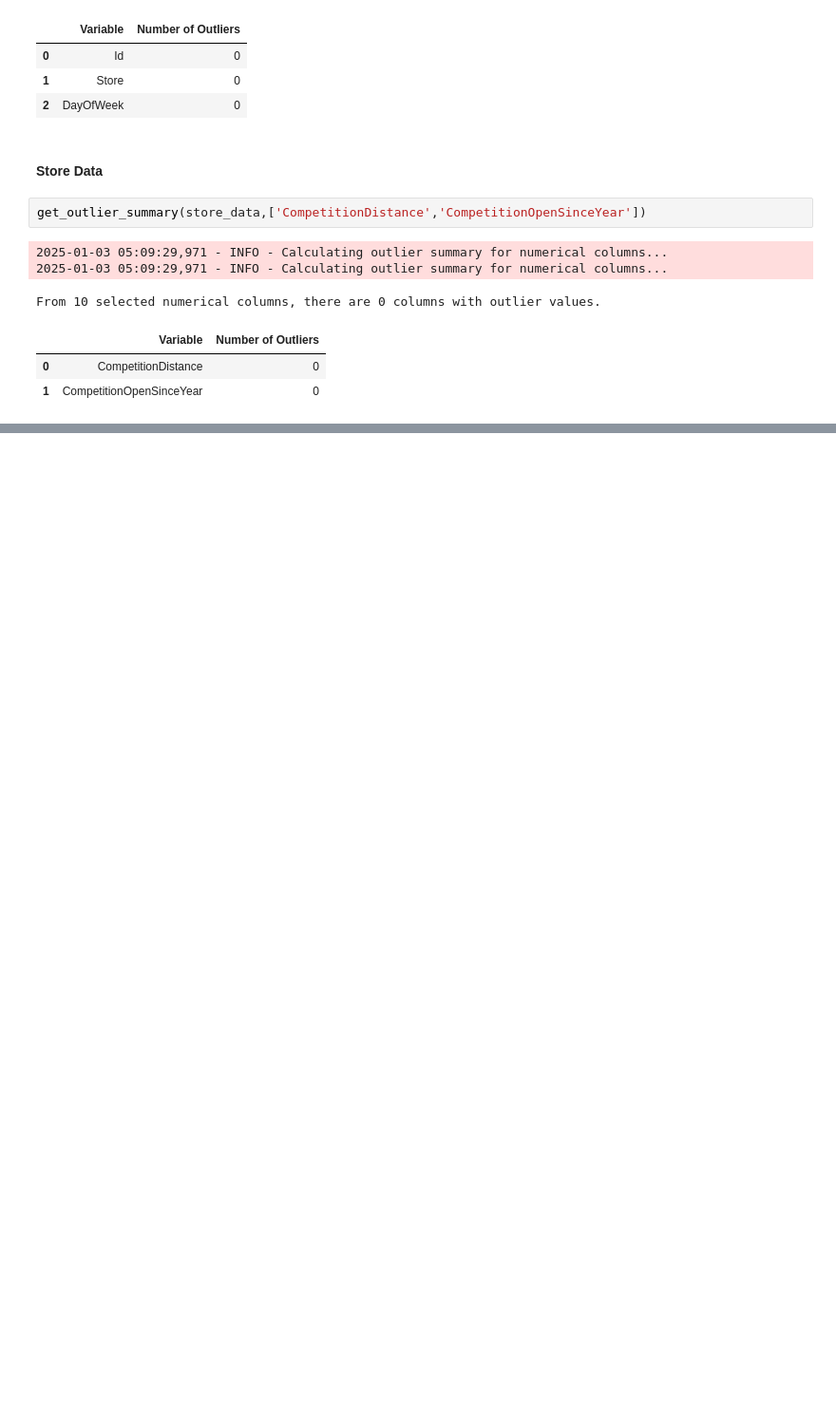
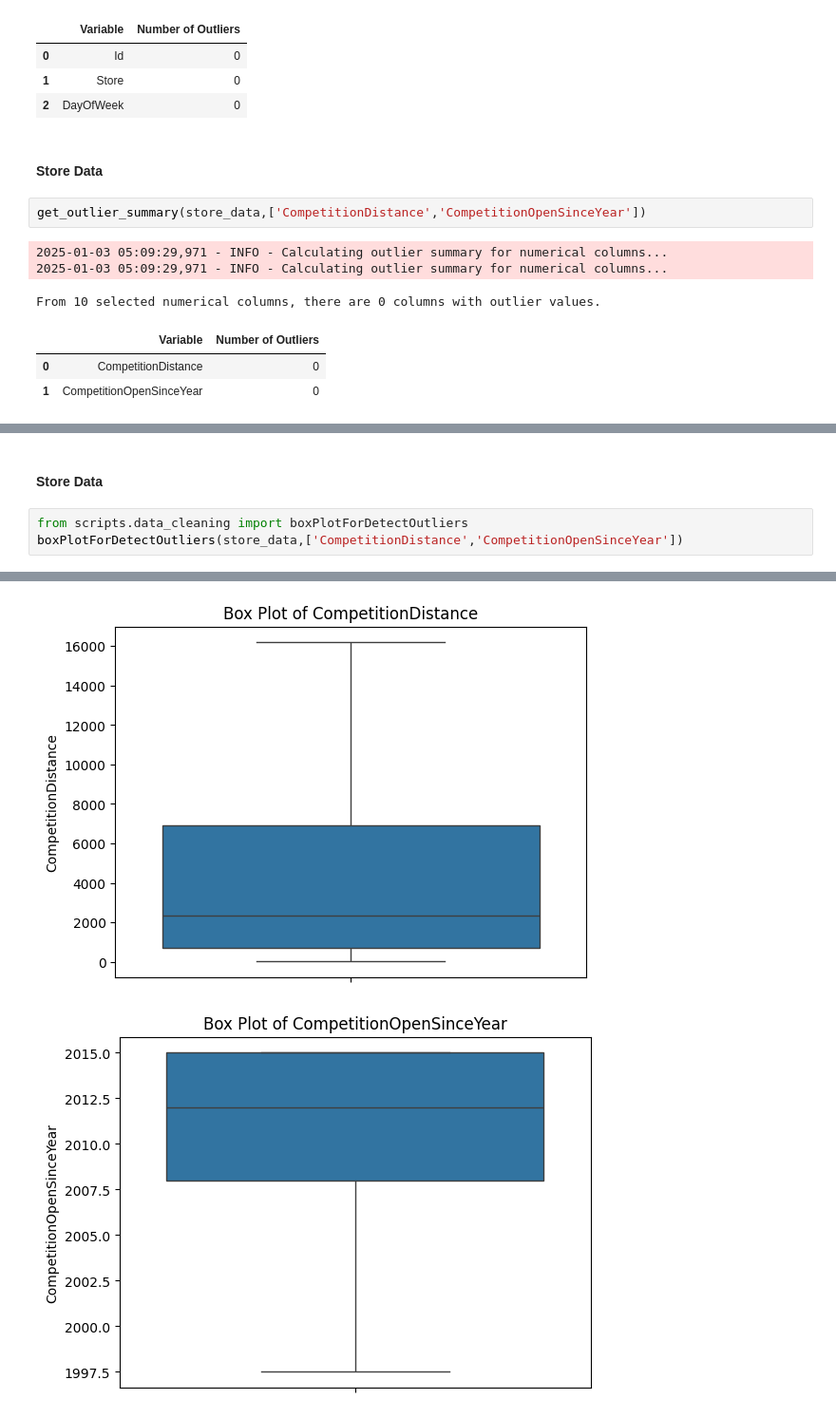
Before and after one commit to hanaDemma/Pharmaceuticals-finance-data-Analysis-week-4, a Jupyter notebook: notebooks/exploratory_analysis.ipynb, the cells around one changed output, grey strips where cells are left out. Shown: that part at 95% size. Saved outputs shown, nothing was run; the diff lists cells and outputs as text; blank space fills up the shorter version.

```diff
--- a/notebooks/exploratory_analysis.ipynb
+++ b/notebooks/exploratory_analysis.ipynb
@@ -373,0 +386,6 @@ From 10 selected numerical columns, there are 0 columns with outlier values.
+# %% [markdown]
+#### Store Data
+# %%
+from scripts.data_cleaning import boxPlotForDetectOutliers
+boxPlotForDetectOutliers(store_data,['CompetitionDistance','CompetitionOpenSinceYear'])
+# %% [output]
@@ -373,0 +394,2 @@ From 10 selected numerical columns, there are 0 columns with outlier values.
+[figure, added]
+[figure, added]
```
Also changed, not shown: parts of 4 cells of this notebook.
